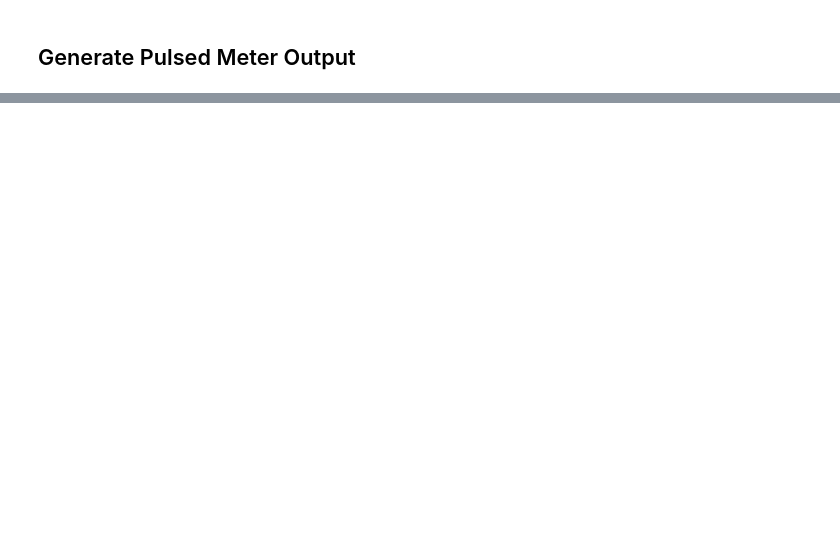
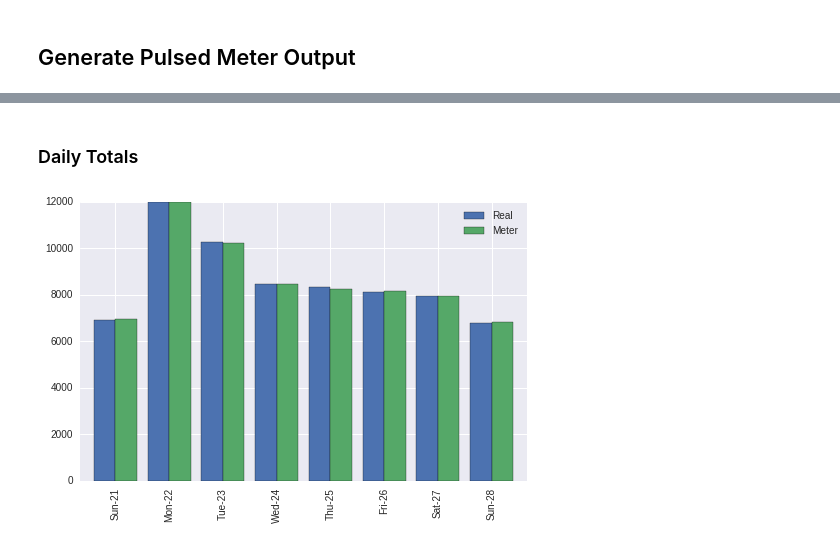
Before and after one commit to d-gleeson/pulsed_meters, a Jupyter notebook: Analysis.ipynb, the cells around one changed output, grey strips where cells are left out. Saved outputs shown, nothing was run; the diff lists cells and outputs as text; code cells hidden in the pictures; blank space fills up the shorter version.

```diff
--- a/Analysis.ipynb
+++ b/Analysis.ipynb
@@ -74,0 +97,8 @@ ax.set_title('Gas Use - Sample Summer Days')
+# %% [markdown]
+### Daily Totals
+# %%
+daily_totals = df.truncate(before='2015-06-21', after='2015-06-28 23:59').resample('D').sum()
+daily_totals.index = [ts.strftime('%a-%d') for ts in daily_totals.index]
+ax = daily_totals.plot.bar(figsize=(8,5), width=0.8)
+# %% [output]
+[figure, added]
```
Also changed, not shown: parts of 12 cells of this notebook.
